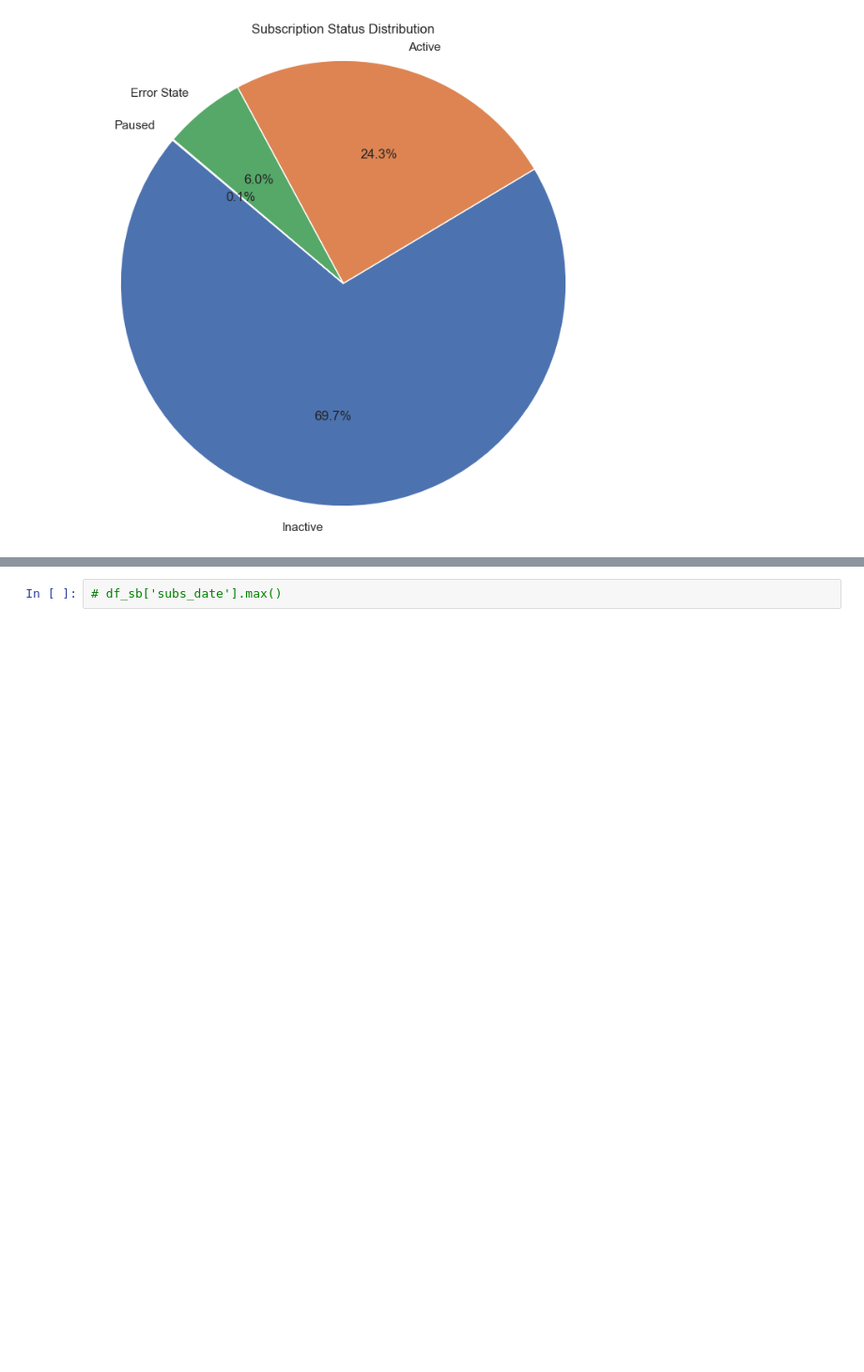
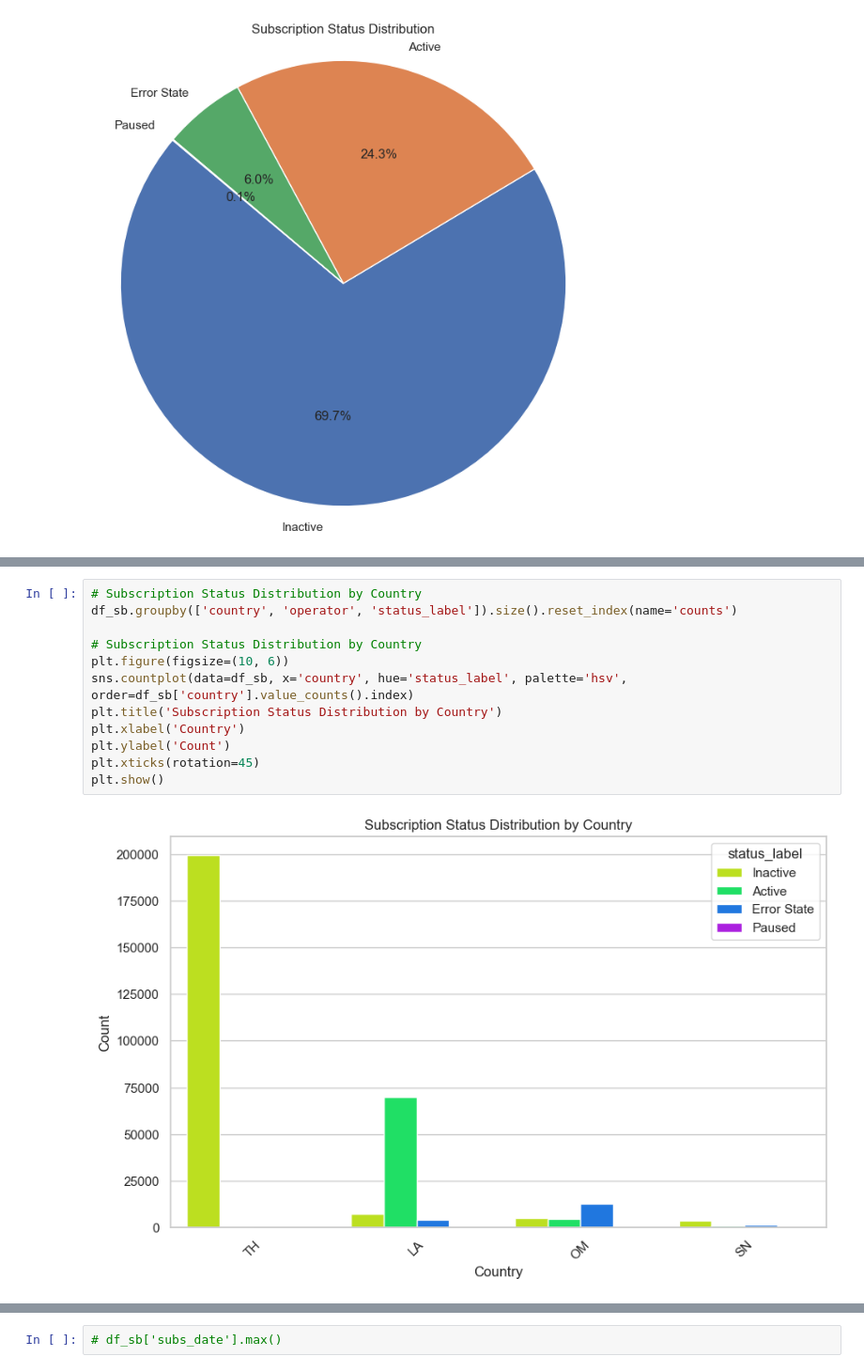
Before and after one commit to TaigahG/FODS-FinalProject, a Jupyter notebook: models.ipynb, the cells around one changed output, grey strips where cells are left out. Shown at 94% size. Drawn from its saved outputs; the diff is of its cells as text; blank space fills up the shorter version.

```diff
--- a/models.ipynb
+++ b/models.ipynb
@@ -585,0 +569,14 @@ plt.show()
+# %%
+# Subscription Status Distribution by Country
+df_sb.groupby(['country', 'operator', 'status_label']).size().reset_index(name='counts')
+
+# Subscription Status Distribution by Country
+plt.figure(figsize=(10, 6))
+sns.countplot(data=df_sb, x='country', hue='status_label', palette='hsv', order=df_sb['country'].value_counts().index)
+plt.title('Subscription Status Distribution by Country')
+plt.xlabel('Country')
+plt.ylabel('Count')
+plt.xticks(rotation=45)
+plt.show()
+# %% [output]
+[figure, added]
```
Also changed, not shown: parts of 35 cells of this notebook.
